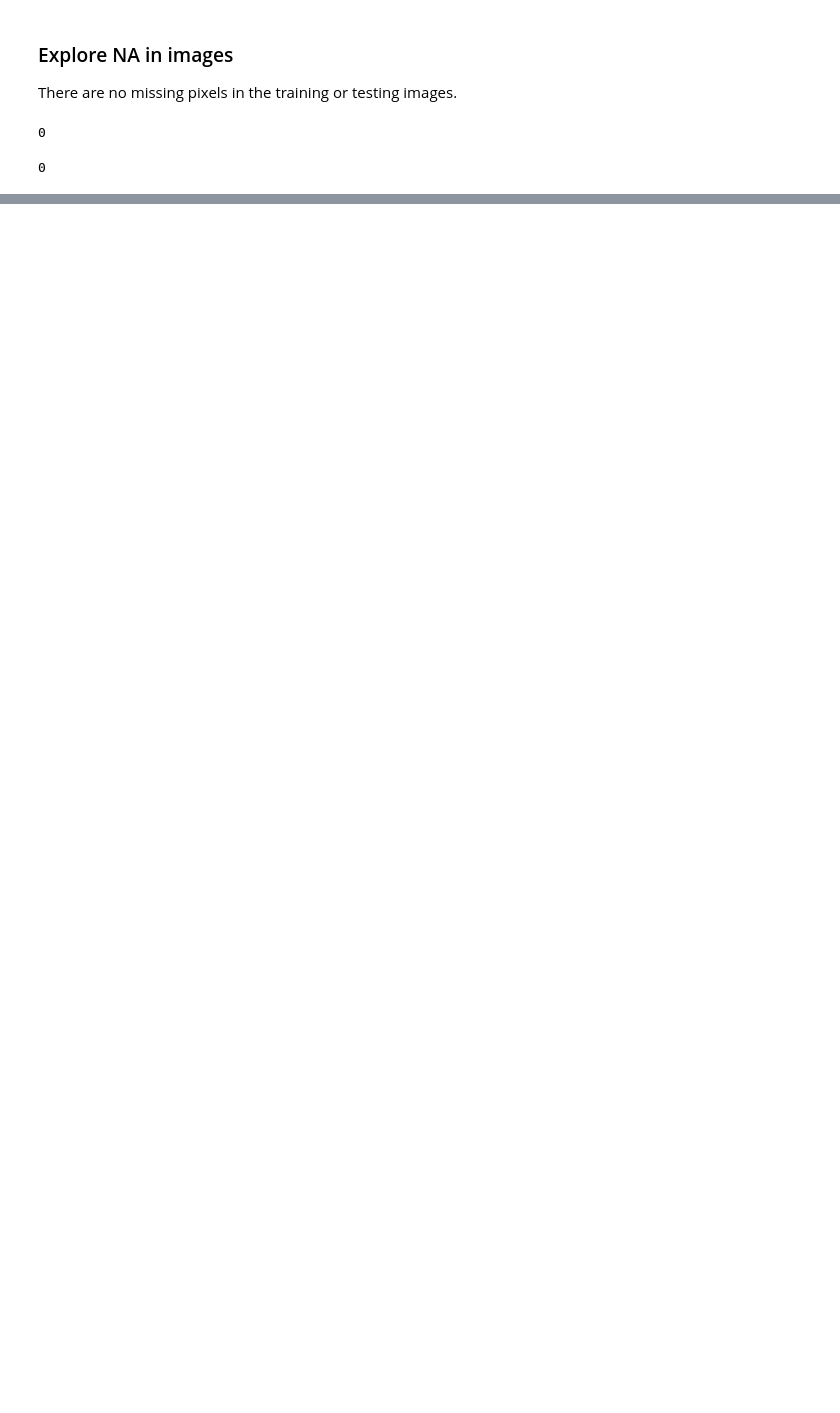
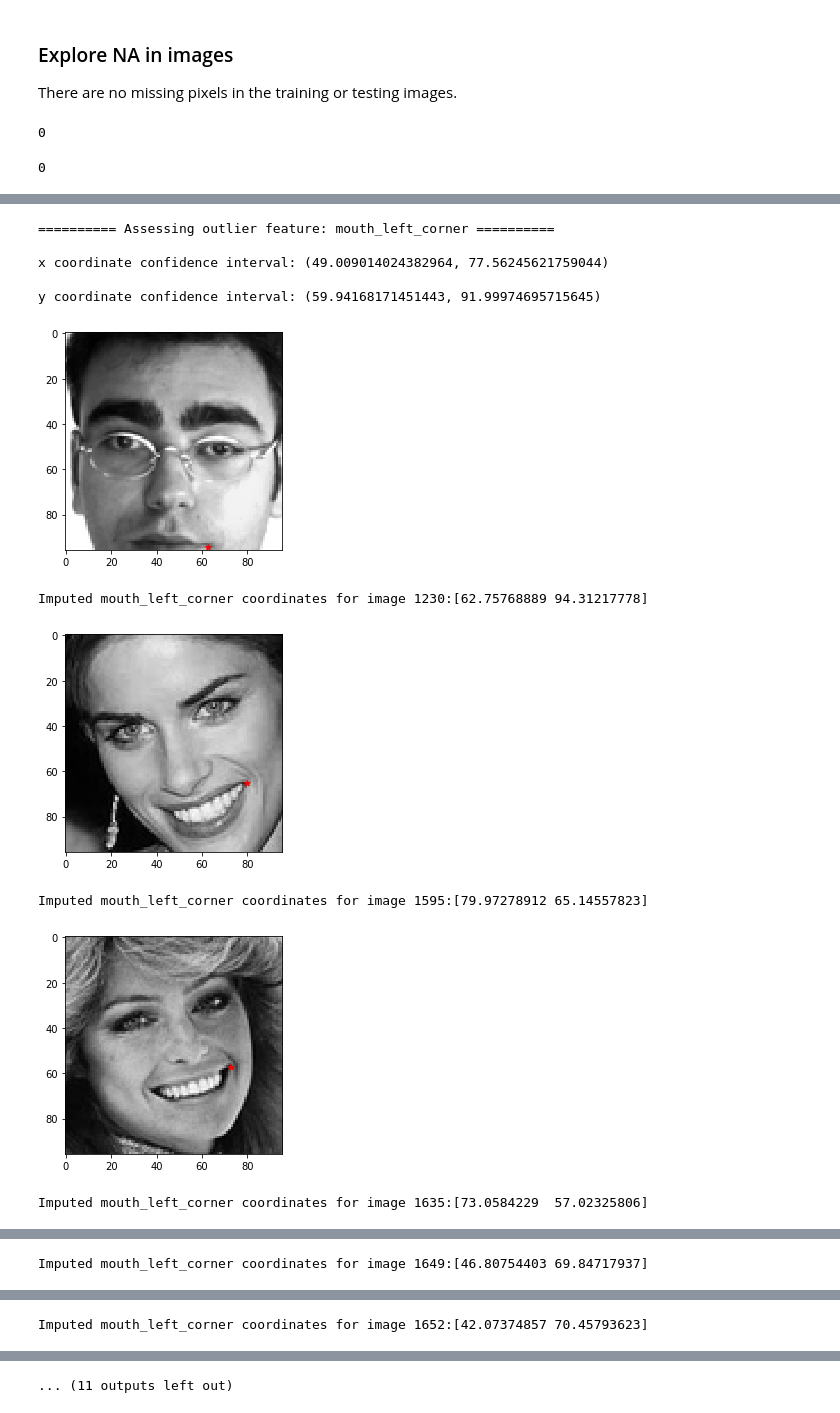
Before and after one commit to MadhuAtBerkeley/w207_Project, a Jupyter notebook: source/w207_eda.ipynb, the cells around one changed output, grey strips where cells are left out. Cells and saved outputs as stored; diff of their text form; code cells hidden in the pictures; blank space fills up the shorter version.

Commit message:
begin code to test all facial keypoints for outliers

```diff
--- a/source/w207_eda.ipynb
+++ b/source/w207_eda.ipynb
@@ -18,11 +48,19 @@ def convert_pixels(data):
     data = np.array([row.split(' ') for row in data['Image']],dtype='float') / 255.0
     data = data.reshape(-1,96,96,1)
     return(data)
-# %%
-def view_img(sample_img):
-    plt.figure()
-    plt.imshow(sample_img.reshape(96,96),cmap='gray')
-    plt.show()
+# %%
+def view_img(sample_img,coord=None):
+    """
+    Display an image. For debugging, display a coordinate on the image.
+    input:
+        - sample_img: numpy array. image to be displayed
+        - coord: lst. of coordinates in form [[x_coordinate,y_coordinate],[x_coordinate,y_coordinate]]
+    TODO handle multiple coordinates. Work out bugs with multiple coordinates
+    """
+    plt.figure()
+    plt.imshow(sample_img.reshape(96,96),cmap='gray')
+    plt.scatter(coord[0],coord[1],marker = '*',c='r')
+    plt.show()
 # %% [markdown]
 ## Import data
 # %%
@@ -177,0 +213,42 @@ img = [set(row.split(' ')) for row in test_data['Image']]
+# %%
+def detect_cutoff(feature:str):
+    """
+    Compare outlier labels for a specific feature with the imputed values.
+    input:
+        - feature: str. a facial keypoint we'd like to explore
+    """
+    print(f'\n========== Assessing outlier feature: {feature} ==========')
+    x_coord = feature + '_x'
+    y_coord = feature + '_y'
+
+    right_bound_y = train_data[y_coord].mean() + 3.5 * train_data[y_coord].std()
+    left_bound_y  = train_data[y_coord].mean() - 3.5 * train_data[y_coord].std()
+
+    print(f'\ny coordinate confidence interval: {left_bound_y,right_bound_y}')
+
+    outlier_feature = train_data.loc[(train_data[x_coord] <= left_bound_x) | (train_data[x_coord] >= right_bound_x) |
+                                     (train_data[y_coord] <= left_bound_y) | (train_data[y_coord] >= right_bound_y),
+                                 [x_coord,y_coord]]
+
+    num_col = [ind for ind,el in
+               enumerate(train_data.columns.isin([x_coord,y_coord])) if el==True]
+
+    for enum_ind,ind in enumerate(outlier_feature.index):
+        if enum_ind > 10: print('Too many images have outlier coordinates. Only printing 10.'); break
+        impute_coord = y_train[ind][num_col]
+        view_img(x_train[ind],impute_coord)
+        print(f'Imputed {feature} coordinates for image {ind}:{impute_coord}\n')
+
+outlier_coord('mouth_left_corner')
+# %% [output]
+========== Assessing outlier feature: mouth_left_corner ==========
+
+x coordinate confidence interval: (49.009014024382964, 77.56245621759044)
+
+y coordinate confidence interval: (59.94168171451443, 91.99974695715645)
+[figure, added]
+Imputed mouth_left_corner coordinates for image 1230:[62.75768889 94.31217778]
+[figure, added]
+Imputed mouth_left_corner coordinates for image 1595:[79.97278912 65.14557823]
+[figure, added]
+Imputed mouth_left_corner coordinates for image 1635:[73.0584229  57.02325806]
@@ -177,0 +256 @@ img = [set(row.split(' ')) for row in test_data['Image']]
+Imputed mouth_left_corner coordinates for image 1649:[46.80754403 69.84717937]
@@ -177,0 +258 @@ img = [set(row.split(' ')) for row in test_data['Image']]
+Imputed mouth_left_corner coordinates for image 1652:[42.07374857 70.45793623]
@@ -177,0 +260 @@ img = [set(row.split(' ')) for row in test_data['Image']]
+... (11 outputs left out)
```
Also changed, not shown: parts of 10 cells of this notebook.
